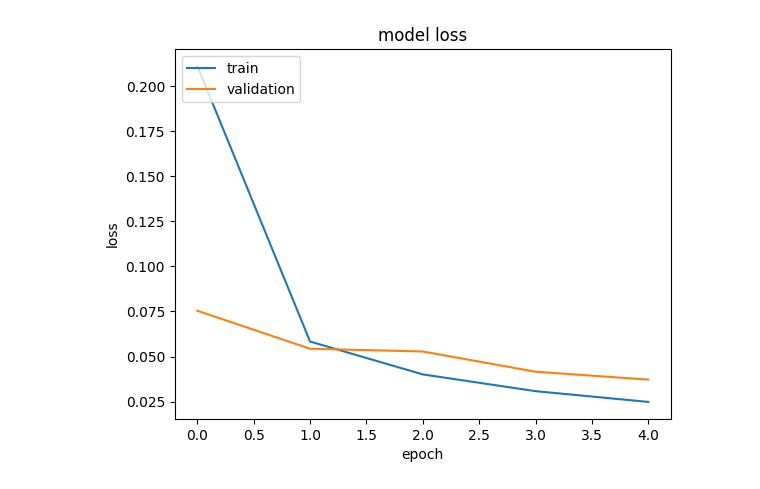
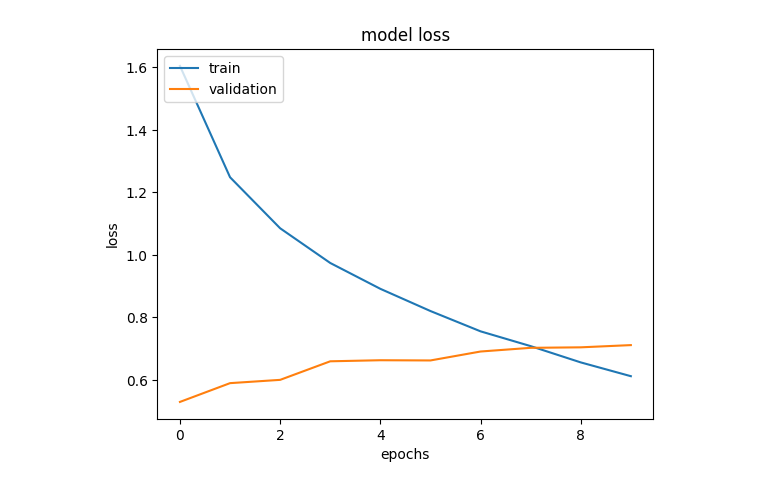
Before and after one commit to MURALAAYYAPPA/Deep-Learning, a Jupyter notebook: CNN.ipynb, the cells around one changed output. Drawn from its saved outputs; the diff is of its cells as text; code cells hidden in the pictures.

```diff
--- a/CNN.ipynb
+++ b/CNN.ipynb
@@ -9,19 +9,23 @@ from tensorflow.keras.utils import to_categorical
 import matplotlib.pyplot as plt
 # %%
-(x_train ,y_train),(x_test,y_test)=mnist.load_data()
-x_dt=x_test.reshape((x_test.shape[0]),28,28,1)
-x_train = x_train.astype('float32') / 255
-x_test = x_test.astype('float32') / 255
-y_train = to_categorical(y_train)
-y_test = to_categorical(y_test)
+(x_train,y_train),(x_test,y_test)=cifar10.load_data()
+x_train = x_train.astype('float32')/255.0
+x_test = x_test.astype('float32')/255.0
+y_train = tf.keras.utils.to_categorical(y_train,10)
+y_test = tf.keras.utils.to_categorical(y_test,10)
 # %%
 model = models.Sequential()
-model.add(layers.Conv2D(32, (3, 3), activation='relu', input_shape=(28, 28, 1)))
-model.add(layers.MaxPooling2D((2, 2)))
-model.add(layers.Conv2D(64, (3, 3), activation='relu'))
-model.add(layers.MaxPooling2D((2, 2)))
-model.add(layers.Conv2D(64, (3, 3), activation='relu'))
+model.add(layers.Conv2D(32,(3,3),activation = 'relu',input_shape=(32,32,3)))
+model.add(layers.MaxPooling2D((2,2)))
+model.add(layers.Conv2D(64,(3,3),activation = 'relu'))
+model.add(layers.MaxPooling2D((2,2)))
+model.add(layers.Conv2D(128,(3,3),activation = 'relu'))
+model.add(layers.MaxPooling2D((2,2)))
 model.add(layers.Flatten())
-model.add(layers.Dense(64, activation='relu'))
-model.add(layers.Dense(10, activation='softmax'))
+model.add(layers.Dense(128,activation='relu'))
+model.add(layers.Dense(10,activation='softmax'))
 model.compile(optimizer='adam',loss='categorical_crossentropy',metrics=['accuracy'])
+history=model.fit(x_train,y_train,epochs=10,batch_size=64,validation_split=0.2)
+test_loss,test_acc=model.evaluate(x_test,y_test)
+print(f"test accuracy:{test_acc:.4f}")
+print(f"test loss:{test_loss:.4f}")
@@ -28,3 +49,0 @@ model.compile(optimizer='adam',loss='categorical_crossentropy',metrics=['accurac
-# %%
-history=model.fit(x_train,y_train,epochs=5,batch_size=64,validation_split=0.2)
-test_loss,test_acc=model.evaluate(x_test,y_test)
@@ -58,12 +60,9 @@ test loss:0.0268
 # %%
-print(f"test accuracy:{test_acc:.4f}")
-print(f"test loss:{test_loss:.4f}")
-plt.plot(history.history['loss'],label='loss')
-plt.plot(history.history['val_loss'],label='val_loss')
+plt.plot(history.history['loss'])
+plt.plot(history.history['val_accuracy'])
 plt.title('model loss')
+plt.xlabel('epochs')
 plt.ylabel('loss')
-plt.xlabel('epoch')
 plt.legend(['train','validation'],loc='upper left')
-plt.savefig('model loss.tiff')
 plt.show()
 # %% [output]
@@ -72 +69 @@ test loss:0.0268
-[figure, old version]
+[figure, new version]
```
Also changed, not shown: parts of 5 cells of this notebook.
